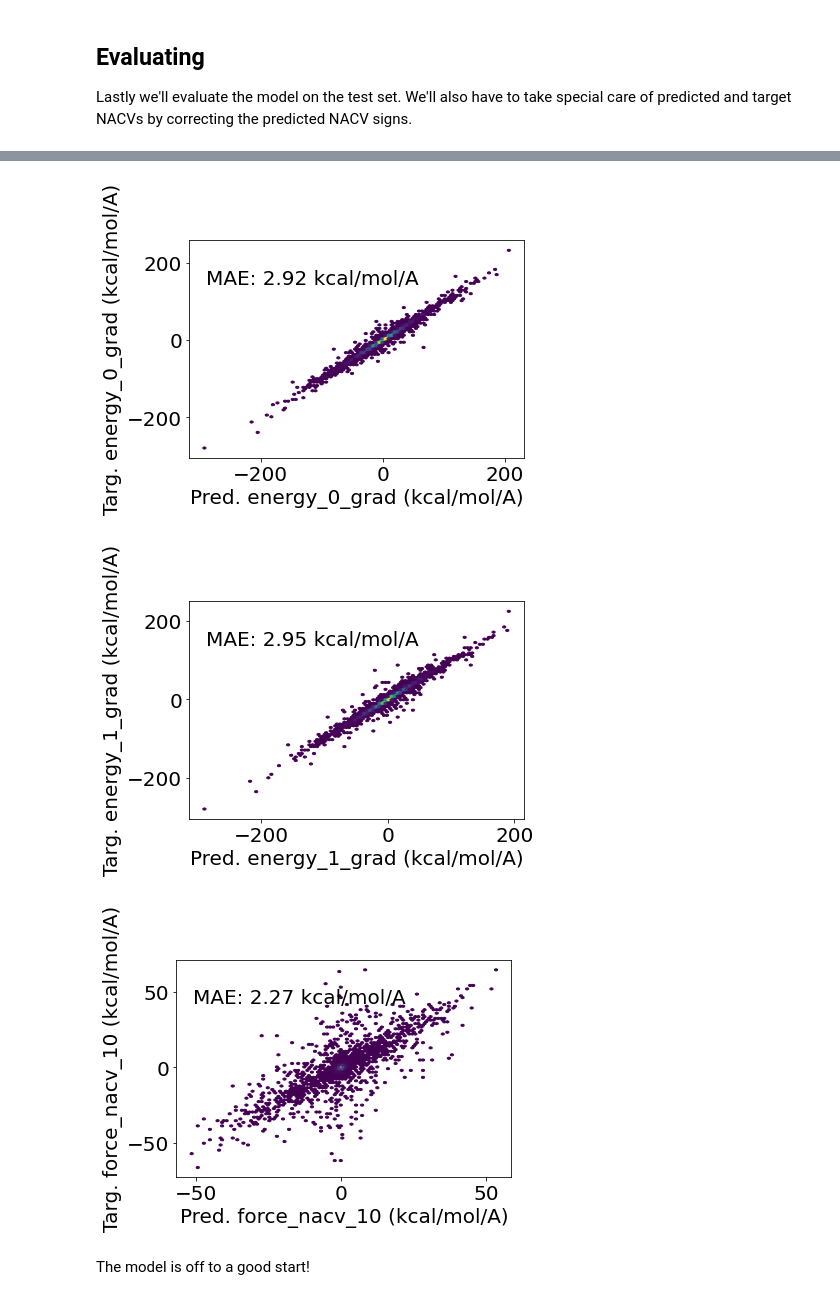
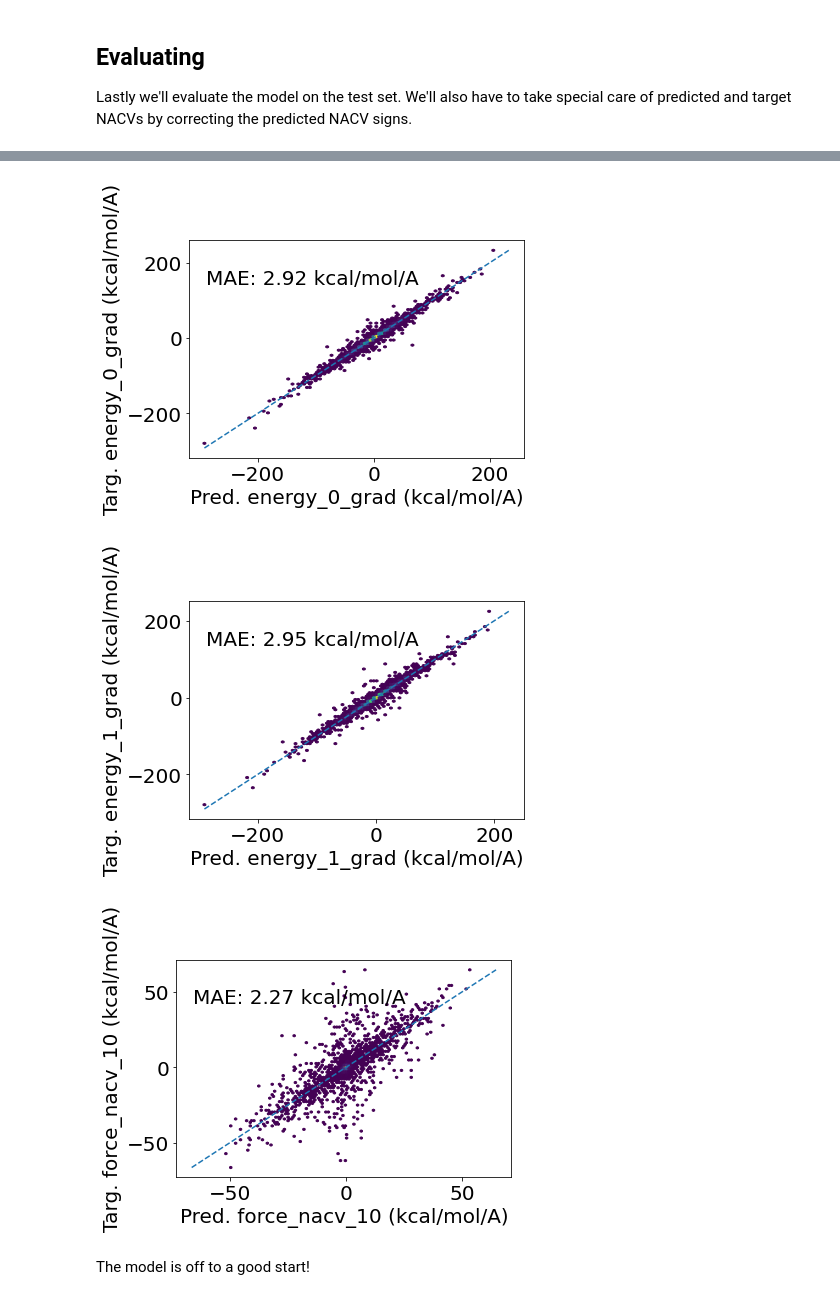
Before and after one commit to learningmatter-mit/NeuralForceField, a Jupyter notebook: tutorials/03_excited.ipynb, the cells around one changed output, grey strips where cells are left out. Cells and saved outputs as stored; diff of their text form; code cells hidden in the pictures.

```diff
--- a/tutorials/03_excited.ipynb
+++ b/tutorials/03_excited.ipynb
@@ -288,6 +288,11 @@ def plot(results,
     targ = fn(targ).reshape(-1)
 
 
+    mn = min([pred.min(), targ.min()])
+    mx = max([pred.max(), targ.max()])
+    ideal = np.linspace(mn, mx, 100)
+    ideal = np.linspace(mn, mx, 100)
+
     mae = abs(pred - targ).mean()
     text = f"MAE: %.2f {units[key]}" % (mae)
 
@@ -306,6 +311,8 @@ def plot(results,
 
     plt.locator_params(axis='x', nbins=4)
     plt.locator_params(axis='y', nbins=4)
+
+    plt.plot(ideal, ideal, '--')
 
     plt.show()
 
@@ -342,5 +349,5 @@ for key in [*en_keys, *grad_keys, 'force_nacv_10']:
-[figure, old version]
+[figure, new version]
-[figure, old version]
+[figure, new version]
-[figure, old version]
+[figure, new version]
 # %% [markdown]
 The model is off to a good start!
```
Also changed, not shown: parts of 1 cell of this notebook.
